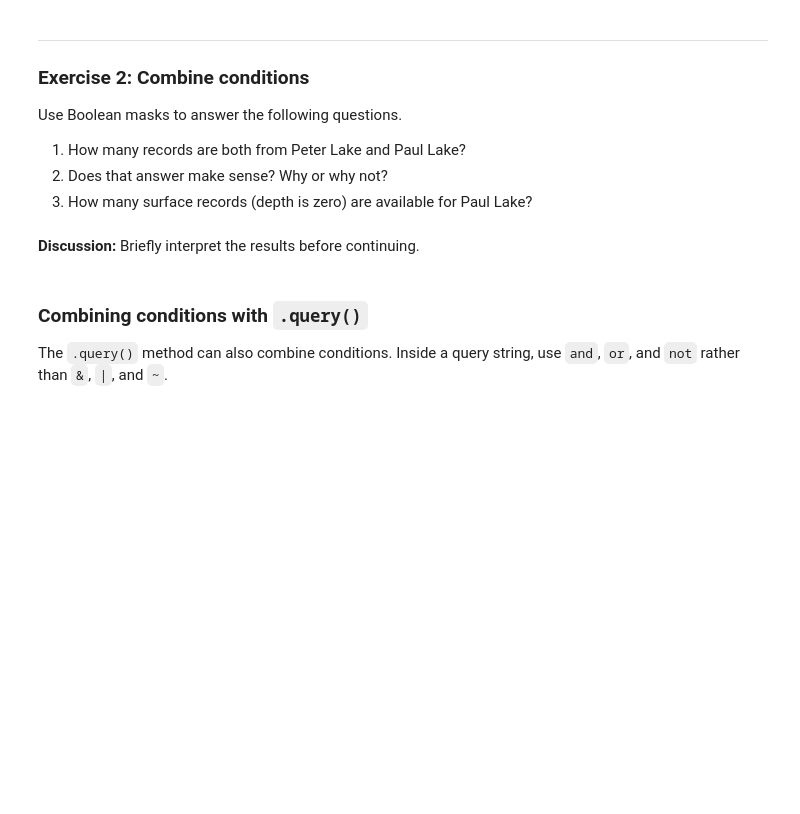
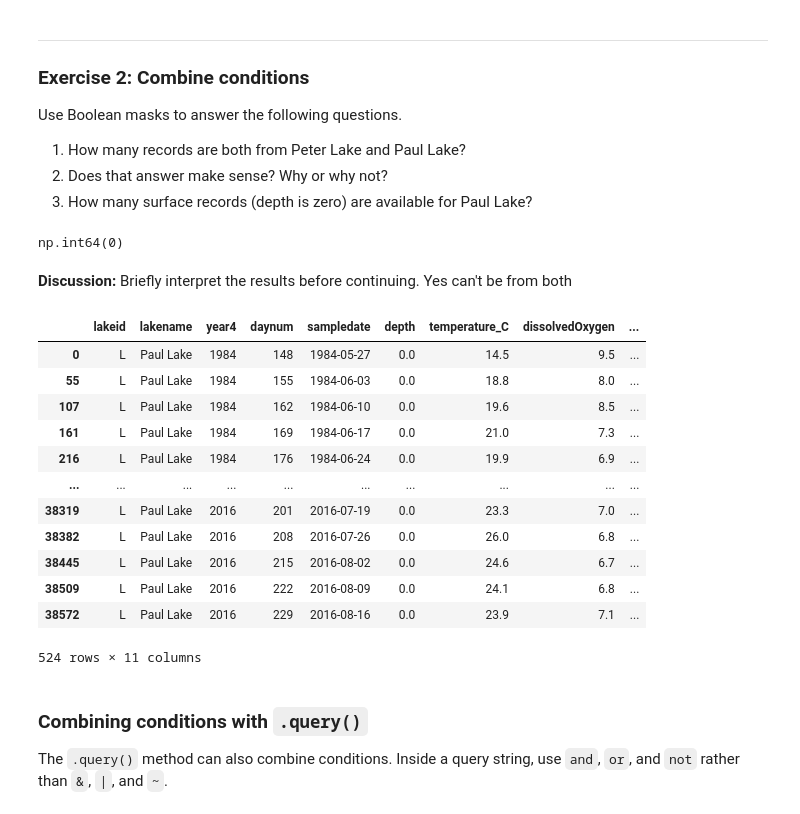
Before and after one commit to peytonrsmith/ENV700, a Jupyter notebook: lessons/Lesson 4/M4-data-wrangling-1.ipynb, the cells around one changed output. Drawn from its saved outputs; the diff is of its cells as text; code cells hidden in the pictures; blank space fills up the shorter version.

```diff
--- a/lessons/Lesson 4/M4-data-wrangling-1.ipynb
+++ b/lessons/Lesson 4/M4-data-wrangling-1.ipynb
@@ -245,10 +381,35 @@ Use Boolean masks to answer the following questions.
 3. How many surface records (depth is zero) are available for Paul Lake?
 # %%
 # 1. Find records that are both Peter Lake and Paul Lake
+peter_or_paul_mask = (
+    (NTL_phys_data["lakename"] == "Peter Lake") &
+    (NTL_phys_data["lakename"] == "Paul Lake")
+)
+
+peter_or_paul_mask.sum()
+# %% [output]
+np.int64(0)
 # %% [markdown]
 **Discussion:** Briefly interpret the results before continuing.
+Yes can't be from both
 # %%
 # 3. Find surface records for Paul Lake
+paul_surface = NTL_phys_data[(NTL_phys_data['lakename'] == 'Paul Lake') & (NTL_phys_data['depth'] == 0)]
+paul_surface
+# %% [output]
+|  | lakeid | lakename | year4 | daynum | sampledate | depth | temperature_C | dissolvedOxygen | ... |
+| 0 | L | Paul Lake | 1984 | 148 | 1984-05-27 | 0.0 | 14.5 | 9.5 | ... |
+| 55 | L | Paul Lake | 1984 | 155 | 1984-06-03 | 0.0 | 18.8 | 8.0 | ... |
+| 107 | L | Paul Lake | 1984 | 162 | 1984-06-10 | 0.0 | 19.6 | 8.5 | ... |
+| 161 | L | Paul Lake | 1984 | 169 | 1984-06-17 | 0.0 | 21.0 | 7.3 | ... |
+| 216 | L | Paul Lake | 1984 | 176 | 1984-06-24 | 0.0 | 19.9 | 6.9 | ... |
+| ... | ... | ... | ... | ... | ... | ... | ... | ... | ... |
+| 38319 | L | Paul Lake | 2016 | 201 | 2016-07-19 | 0.0 | 23.3 | 7.0 | ... |
+| 38382 | L | Paul Lake | 2016 | 208 | 2016-07-26 | 0.0 | 26.0 | 6.8 | ... |
+| 38445 | L | Paul Lake | 2016 | 215 | 2016-08-02 | 0.0 | 24.6 | 6.7 | ... |
+| 38509 | L | Paul Lake | 2016 | 222 | 2016-08-09 | 0.0 | 24.1 | 6.8 | ... |
+| 38572 | L | Paul Lake | 2016 | 229 | 2016-08-16 | 0.0 | 23.9 | 7.1 | ... |
+524 rows × 11 columns
 # %% [markdown]
 ### Combining conditions with `.query()`
 
```
Also changed, not shown: parts of 43 cells of this notebook.
